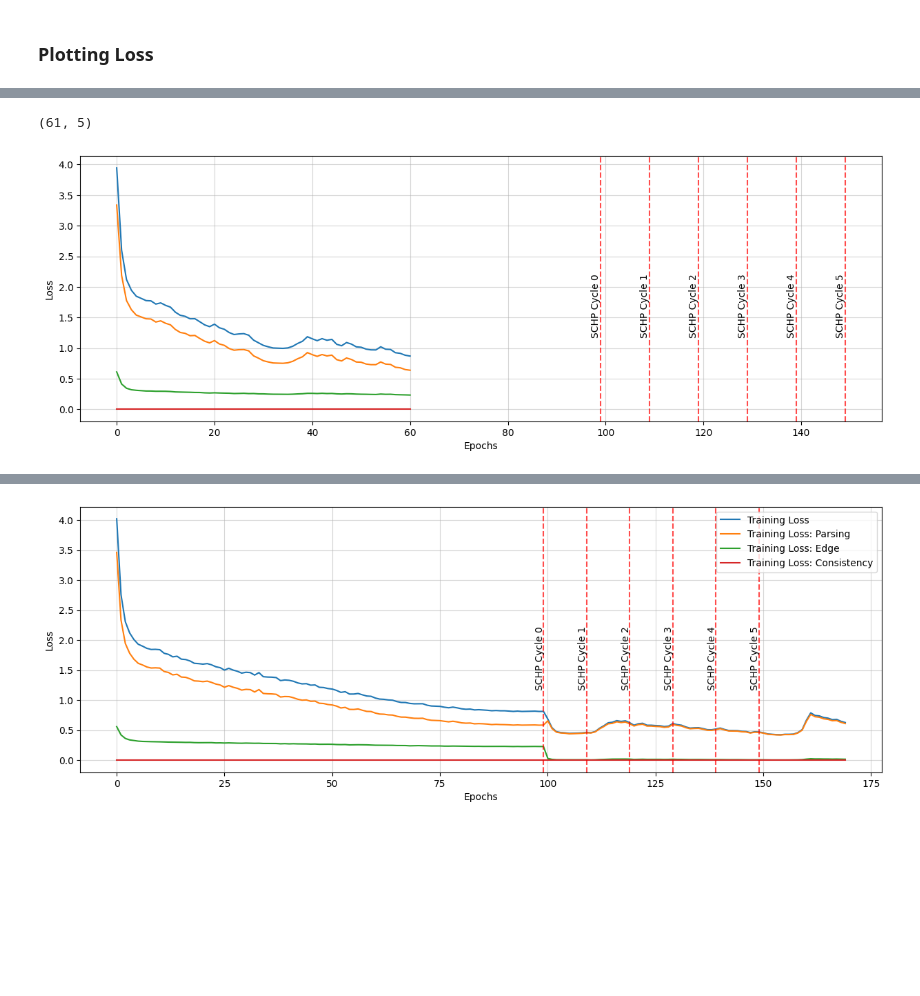
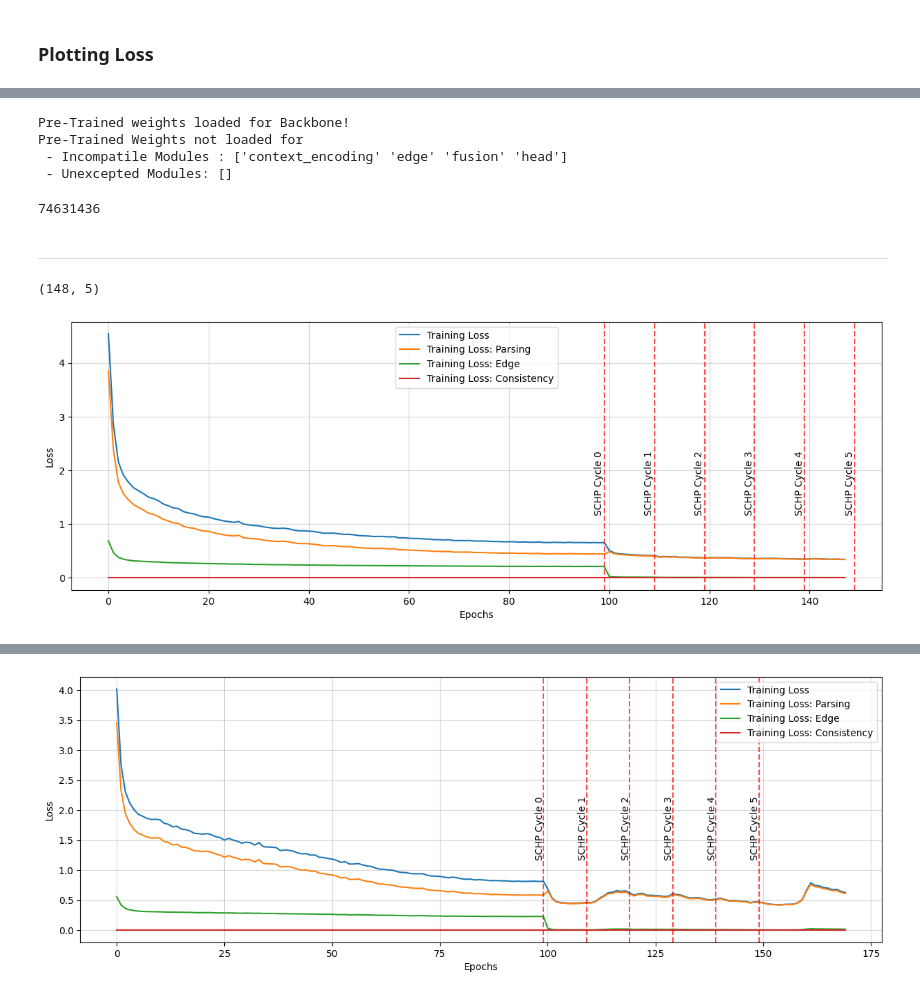
Before and after one commit to JelinR/Self-Correction-Human-Parsing, a Jupyter notebook: rough_work.ipynb, the cells around one changed output, grey strips where cells are left out. Drawn from its saved outputs; the diff is of its cells as text; code cells hidden in the pictures; blank space fills up the shorter version.

Commit message:
added segformer

```diff
--- a/rough_work.ipynb
+++ b/rough_work.ipynb
@@ -634,3 +728,17 @@ OrderedDict([('Background', 76.27990591782726),
+# %%
+from networks.ResNeSt_SCHP import ResNeSt101, ResNeSt101_dilate_2, ResNeSt101_dilate_1
+from networks.SegFormer_SCHP import segformer_mit_b4, segformer_b4_ce2p, segformer_b4_mixed
+
+model = segformer_b4_mixed()
+sum(p.numel() for p in model.parameters())
+# %% [output]
+Pre-Trained weights loaded for Backbone!
+Pre-Trained Weights not loaded for
+ - Incompatile Modules : ['context_encoding' 'edge' 'fusion' 'head']
+ - Unexcepted Modules: []
+74631436
+# %% [markdown]
+--------
 # %%
 import matplotlib.pyplot as plt
 import numpy as np
@@ -667,7 +775,13 @@ path = "/mnt/Self-Correction-Human-Parsing/log/schp_stand/loss_per_epoch.txt"
 #path = "/mnt/Self-Correction-Human-Parsing/log/hrnet_schp/hrnet_48_top/loss_per_epoch.txt"
 # path = "/mnt/Self-Correction-Human-Parsing/log/hrnet_schp/hrnet_48_ocr/loss_per_epoch.txt"
 
-path = "/mnt/Self-Correction-Human-Parsing/log/resnest/resnest_101/loss_per_epoch.txt"
+#path = "/mnt/Self-Correction-Human-Parsing/log/resnest/resnest_101/loss_per_epoch.txt"
+#path = "/mnt/Self-Correction-Human-Parsing/log/resnest/resnest_101_dilate_2/loss_per_epoch.txt"
+#path = "/mnt/Self-Correction-Human-Parsing/log/resnest/resnest_101_dilate_1/loss_per_epoch.txt"
+
+#path = "/mnt/Self-Correction-Human-Parsing/log/segformer/mit_b4/loss_per_epoch.txt"
+#path = "/mnt/Self-Correction-Human-Parsing/log/segformer/b4_ce2p/loss_per_epoch.txt"
+path = "/mnt/Self-Correction-Human-Parsing/log/segformer/b4_mixed/loss_per_epoch.txt"
 
 with open(path, "r") as f:
     data = f.readlines()
@@ -675,5 +789,5 @@ with open(path, "r") as f:
 data = np.array([[float(elem) for elem in row.strip().split(",")] for row in data])#[:157]
 data.shape
 # %% [output]
-(61, 5)
+(148, 5)
 # %%
@@ -685,31 +799,31 @@ data[:, 1] = data[:, [2, 3, 4]].sum(axis=1)
 # %%
 fig, ax = plt.subplots(1, 1, figsize=(15, 5))
 
 #data = data[:77]
 
 #data = np.nan_to_num(data, nan=0.0)
 
 
 ax.plot(data[:, 0], data[:, 1], label="Training Loss")
 ax.plot(data[:, 0], data[:, 2], label="Training Loss: Parsing")
 ax.plot(data[:, 0], data[:, 3], label="Training Loss: Edge")
 ax.plot(data[:, 0], data[:, 4], label="Training Loss: Consistency")
 
 num_cycles = 6
 schp_start_cycle = 99
 epochs_per_cycle = 10
 schp_end_cycle = schp_start_cycle + num_cycles * epochs_per_cycle
 for count, line_x in enumerate(np.arange(schp_start_cycle, schp_end_cycle, epochs_per_cycle)):
 
     ax.axvline(line_x, linestyle="dashed", alpha=0.7, color="red")
     ax.text(line_x-2, 1.2, f"SCHP Cycle {count}", rotation=90)
 
 plt.grid(True, alpha=0.5)
-#plt.legend()
+plt.legend()
 plt.xlabel("Epochs")
 plt.ylabel("Loss")
 plt.show()
 
 print(f"Total Loss at epoch {len(data)}: {data[-1, 1]}")
 # %% [output]
-[figure, old version]
+[figure, new version]
```
Also changed, not shown: parts of 57 cells of this notebook, 17 other files.
